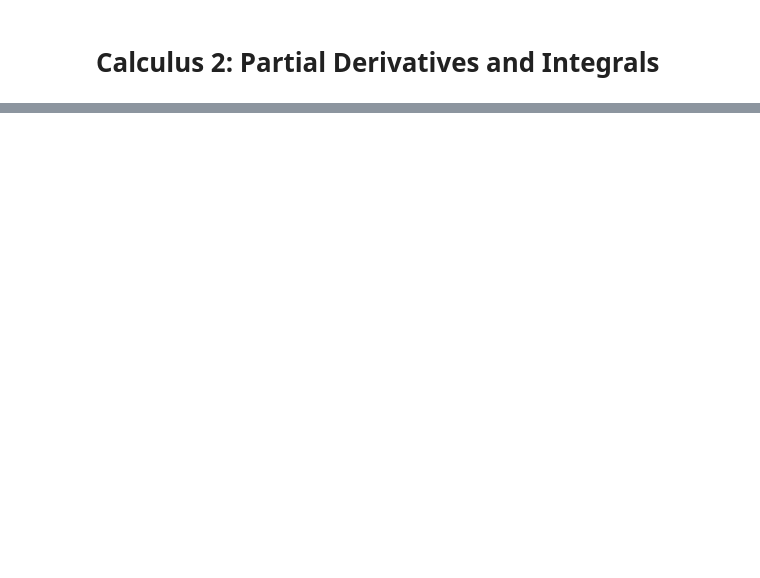
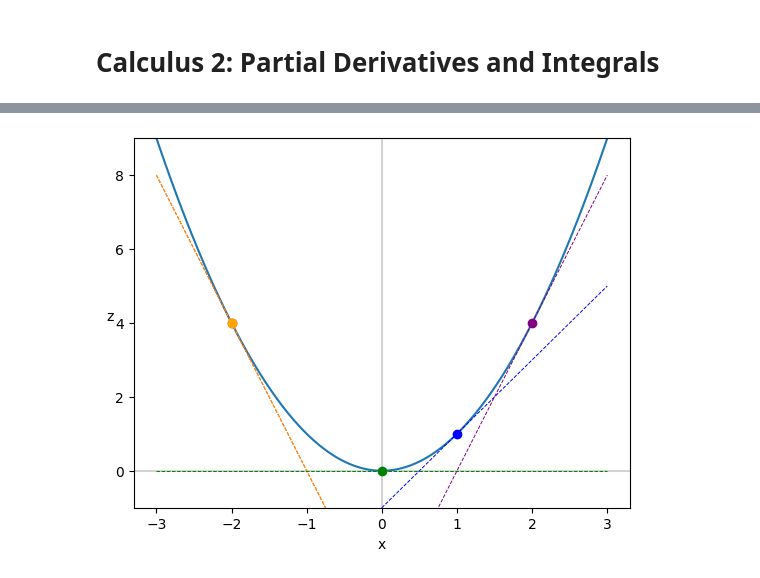
Before and after one commit to medhanies/math-ml-foundations, a Jupyter notebook: notebooks/4_calculus_ii.ipynb, the cells around one changed output, grey strips where cells are left out. Drawn from its saved outputs; the diff is of its cells as text; code cells hidden in the pictures; blank space fills up the shorter version.

```diff
--- a/notebooks/4_calculus_ii.ipynb
+++ b/notebooks/4_calculus_ii.ipynb
@@ -4,0 +35,33 @@
+# %%
+def delz_delx(my_x, my_y): # y inst relevant for this partial derivative
+  return 2*my_x
+# %%
+x_samples = [-2, -2, 0, 1, 2]
+# %%
+colors = ['red', 'orange', 'green', 'blue', 'purple']
+# %%
+def point_and_tangent_wrt_x(my_xs, my_x, my_y, my_f, fprime, col):
+
+  my_z = my_f(my_x, my_y) # z = f(x, y)
+  plt.scatter(my_x, my_z, c=col, zorder=3)
+
+  tangent_m = fprime(my_x, my_y) # Slope is partial derivative of f(x,y) w.r.t. x
+  tangent_b = my_z - tangent_m*my_x # Line is z=mx+b, so b=z-mx
+  tangent_line = tangent_m*my_xs + tangent_b
+
+  plt.plot(my_xs, tangent_line, c=col,
+           linestyle='dashed', linewidth=0.7, zorder=3)
+# %%
+fig, ax = plt.subplots()
+plt.axvline(x=0, color='lightgray')
+plt.axhline(y=0, color='lightgray')
+
+for i, x in enumerate(x_samples):
+  point_and_tangent_wrt_x(xs, x, 0, f, delz_delx, colors[i])
+
+plt.ylim(-1, 9)
+plt.xlabel('x')
+plt.ylabel('z', rotation=0)
+_ = ax.plot(xs, zs_wrt_x)
+# %% [output]
+[figure, added]
```
Also changed, not shown: parts of 35 cells of this notebook.
